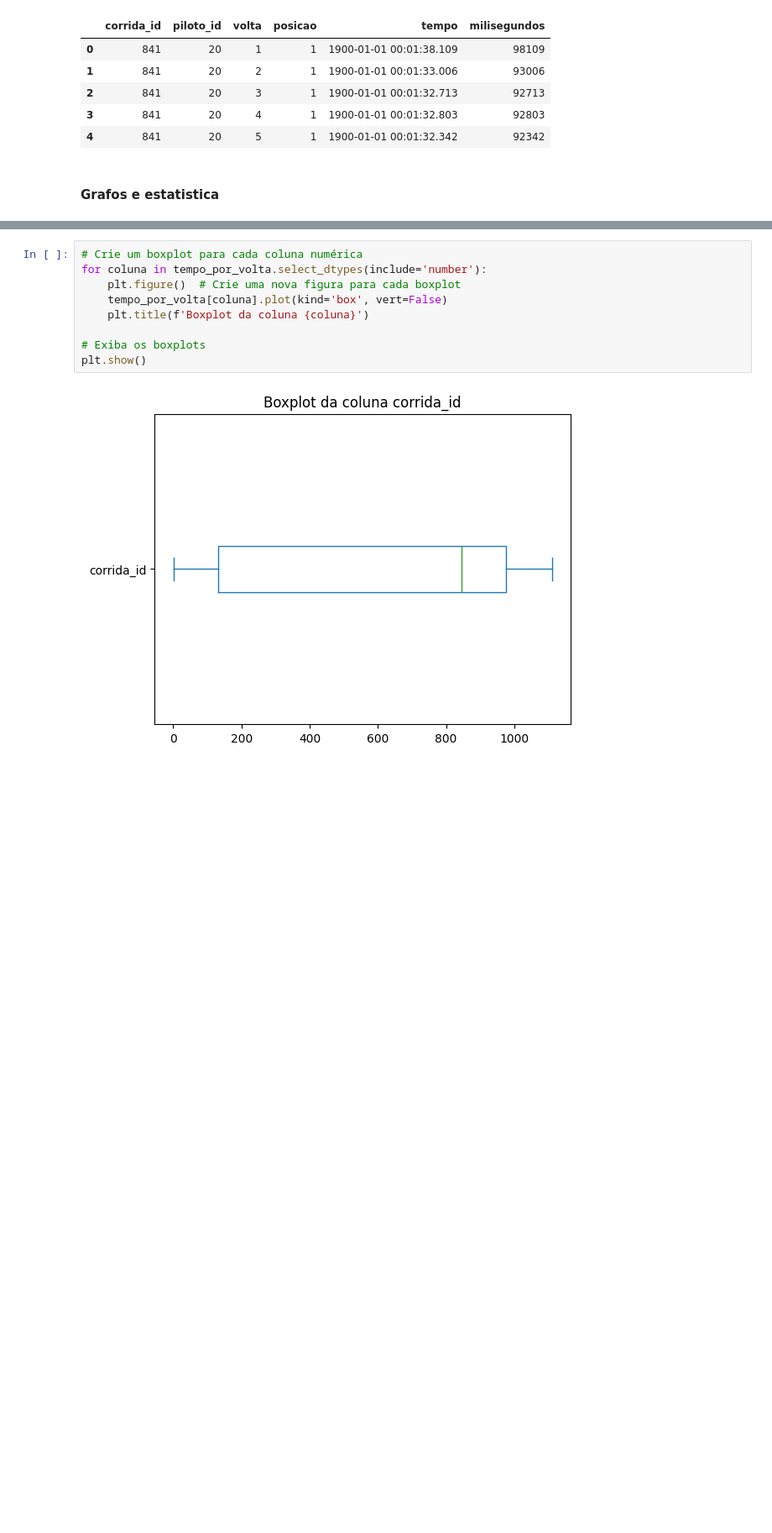
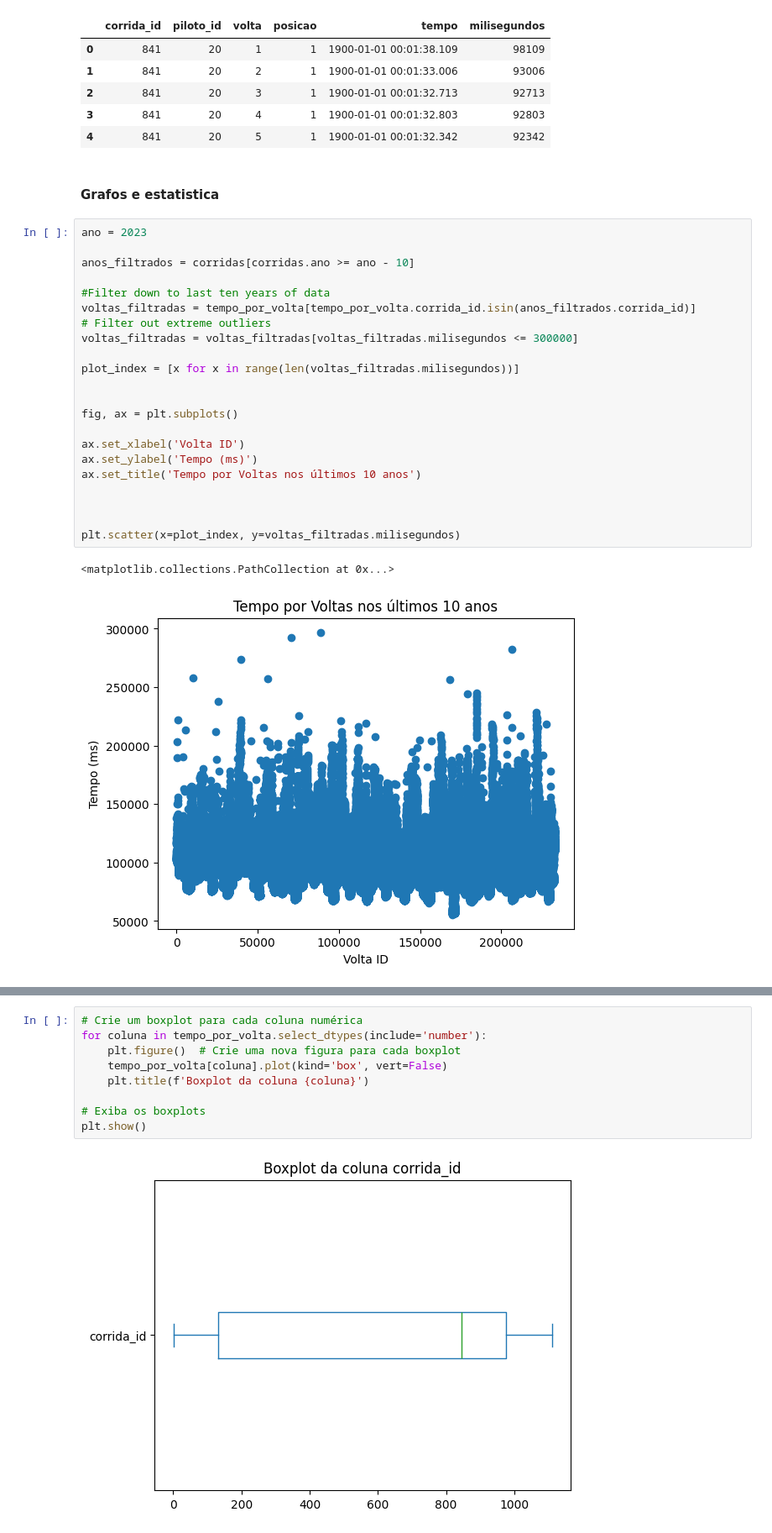
Before and after one commit to augustopinho/fatec_ipi_projeto_integrador_3, a Jupyter notebook: tratamento_dados.ipynb, the cells around one changed output, grey strips where cells are left out. Shown at 84% size. Cells and saved outputs as stored; diff of their text form; blank space fills up the shorter version.

```diff
--- a/tratamento_dados.ipynb
+++ b/tratamento_dados.ipynb
@@ -451,3 +451,28 @@ Dimensoes:
 | 4 | 841 | 20 | 5 | 1 | 1900-01-01 00:01:32.342 | 92342 |
 # %% [markdown]
 #### Grafos e estatistica
+# %%
+ano = 2023
+
+anos_filtrados = corridas[corridas.ano >= ano - 10]
+
+#Filter down to last ten years of data
+voltas_filtradas = tempo_por_volta[tempo_por_volta.corrida_id.isin(anos_filtrados.corrida_id)]
+# Filter out extreme outliers
+voltas_filtradas = voltas_filtradas[voltas_filtradas.milisegundos <= 300000]
+
+plot_index = [x for x in range(len(voltas_filtradas.milisegundos))]
+
+
+fig, ax = plt.subplots()
+
+ax.set_xlabel('Volta ID')
+ax.set_ylabel('Tempo (ms)')
+ax.set_title('Tempo por Voltas nos últimos 10 anos')
+
+
+
+plt.scatter(x=plot_index, y=voltas_filtradas.milisegundos)
+# %% [output]
+<matplotlib.collections.PathCollection at 0x...>
+[figure, added]
```
Also changed, not shown: parts of 15 cells of this notebook.
